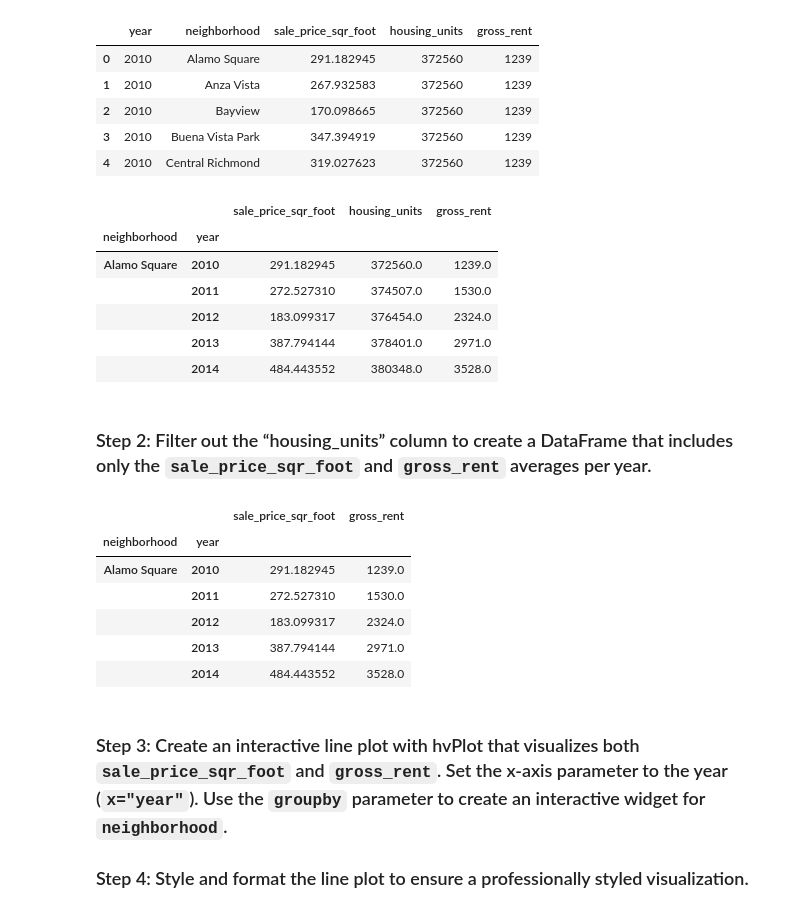
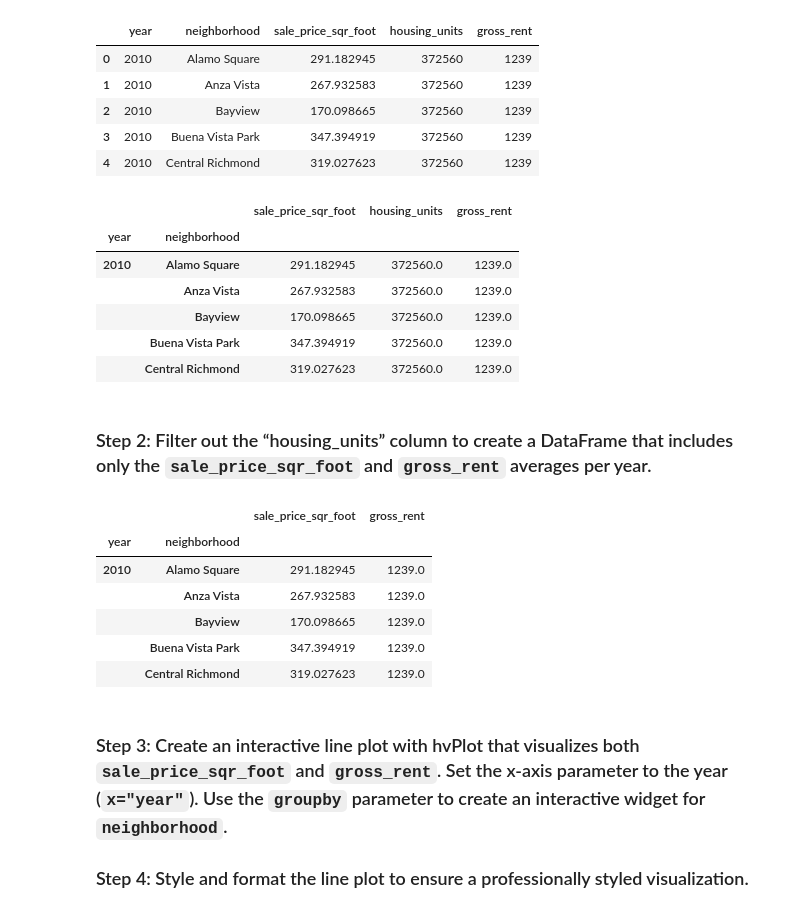
Before and after one commit to rhurst11/Fintech_Module_6_Challenge, a Jupyter notebook: Starter_Code/san_francisco_housing.ipynb, the cells around one changed output. Saved outputs shown, nothing was run; the diff lists cells and outputs as text; code cells hidden in the pictures.

```diff
--- a/Starter_Code/san_francisco_housing.ipynb
+++ b/Starter_Code/san_francisco_housing.ipynb
@@ -349,18 +349,18 @@ sfo_data_df.head()
 | 4 | 2010 | Central Richmond | 319.027623 | 372560 | 1239 |
 # %%
 # Group by year and neighborhood and then create a new dataframe of the mean values
-prices_by_year_by_neighborhood = sfo_data_df.groupby(["neighborhood", "year"]).mean()
+prices_by_year_by_neighborhood = sfo_data_df.groupby(["year", "neighborhood"]).mean()
 
 # Review the DataFrame
 prices_by_year_by_neighborhood.head()
 # %% [output]
 |  |  | sale_price_sqr_foot | housing_units | gross_rent |
-| neighborhood | year |  |  |  |
-| Alamo Square | 2010 | 291.182945 | 372560.0 | 1239.0 |
-|  | 2011 | 272.527310 | 374507.0 | 1530.0 |
-|  | 2012 | 183.099317 | 376454.0 | 2324.0 |
-|  | 2013 | 387.794144 | 378401.0 | 2971.0 |
-|  | 2014 | 484.443552 | 380348.0 | 3528.0 |
+| year | neighborhood |  |  |  |
+| 2010 | Alamo Square | 291.182945 | 372560.0 | 1239.0 |
+|  | Anza Vista | 267.932583 | 372560.0 | 1239.0 |
+|  | Bayview | 170.098665 | 372560.0 | 1239.0 |
+|  | Buena Vista Park | 347.394919 | 372560.0 | 1239.0 |
+|  | Central Richmond | 319.027623 | 372560.0 | 1239.0 |
 # %% [markdown]
 ### Step 2: Filter out the “housing_units” column to create a DataFrame that includes only the `sale_price_sqr_foot` and `gross_rent` averages per year.
 # %%
@@ -374,12 +374,12 @@ neighborhood_grouping_df = prices_by_year_by_neighborhood.drop(columns = "housin
 neighborhood_grouping_df.head()
 # %% [output]
 |  |  | sale_price_sqr_foot | gross_rent |
-| neighborhood | year |  |  |
-| Alamo Square | 2010 | 291.182945 | 1239.0 |
-|  | 2011 | 272.527310 | 1530.0 |
-|  | 2012 | 183.099317 | 2324.0 |
-|  | 2013 | 387.794144 | 2971.0 |
-|  | 2014 | 484.443552 | 3528.0 |
+| year | neighborhood |  |  |
+| 2010 | Alamo Square | 291.182945 | 1239.0 |
+|  | Anza Vista | 267.932583 | 1239.0 |
+|  | Bayview | 170.098665 | 1239.0 |
+|  | Buena Vista Park | 347.394919 | 1239.0 |
+|  | Central Richmond | 319.027623 | 1239.0 |
 # %% [markdown]
 ### Step 3: Create an interactive line plot with hvPlot that visualizes both `sale_price_sqr_foot` and `gross_rent`. Set the x-axis parameter to the year (`x="year"`). Use the `groupby` parameter to create an interactive widget for `neighborhood`.
 
```
Also changed, not shown: parts of 13 cells of this notebook.
